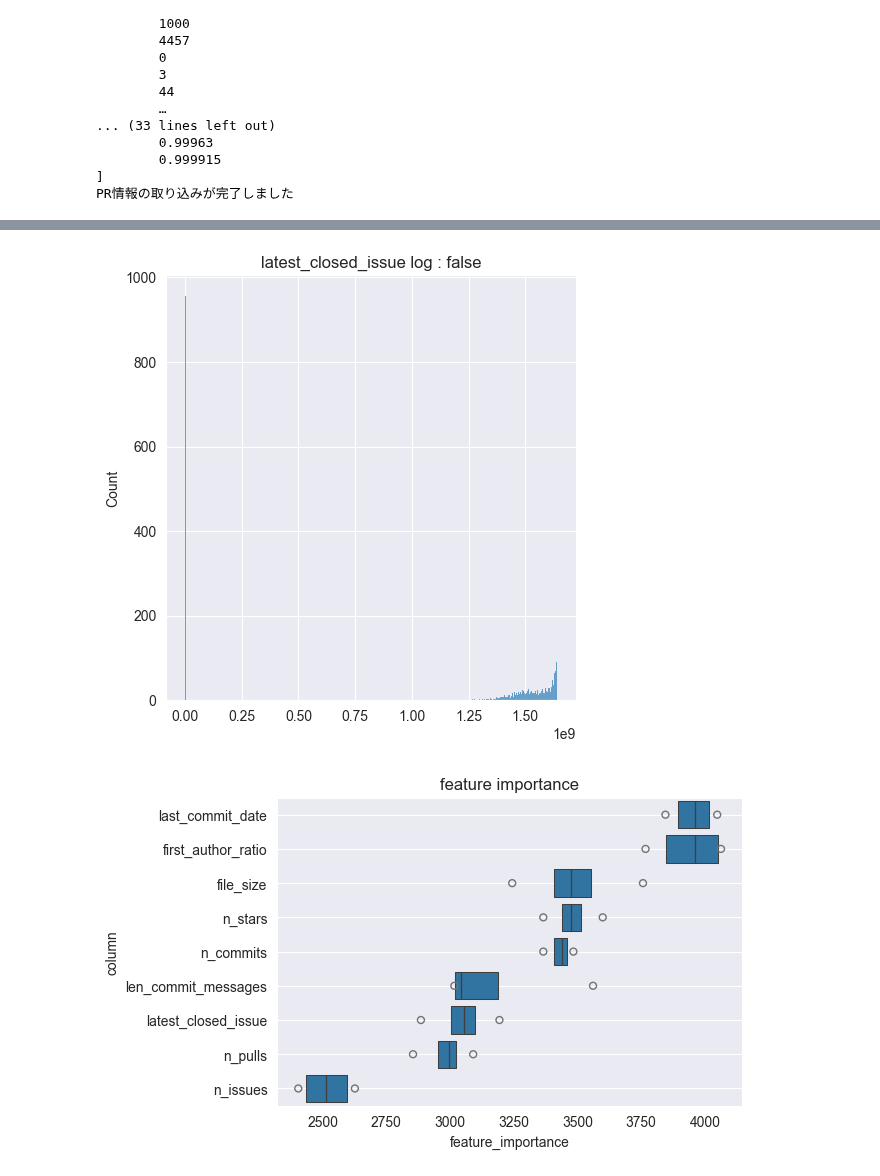
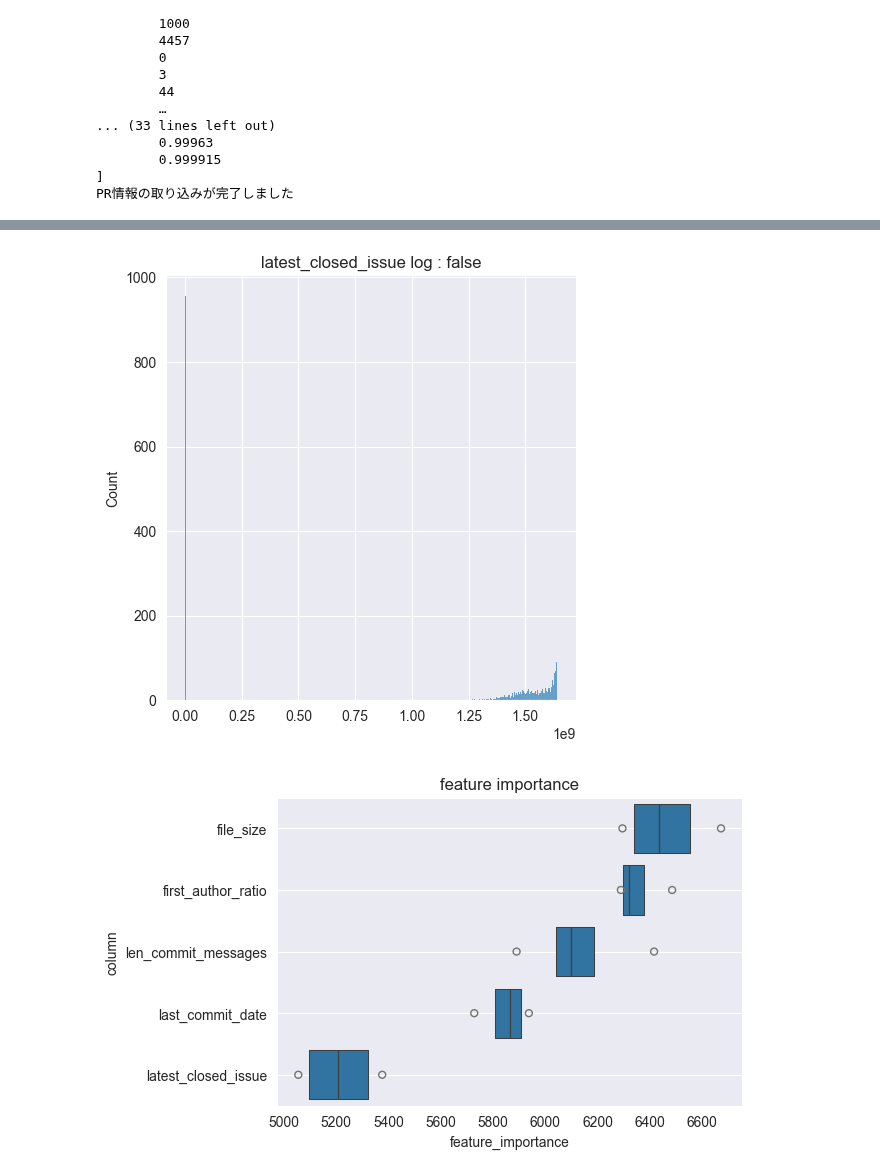
Before and after one commit to ZOI-dayo/traP-Nikkei-2025, a Jupyter notebook: main.ipynb, the cells around one changed output, grey strips where cells are left out. Saved outputs shown, nothing was run; the diff lists cells and outputs as text; code cells hidden in the pictures.

Commit message:
Revert "star, commit, pull, issueの個数も入れた"
This reverts commit 75e29c458bf16ded3030c09c86d4f4f3012c386e.

```diff
--- a/main.ipynb
+++ b/main.ipynb
@@ -434,8 +434,7 @@ show_dist(train_merged, "latest_closed_issue", False)
 kf = KFold(n_splits=4, shuffle=True, random_state=34)
 
 # 学習対象の行
-use_cols = ["last_commit_date", "first_author_ratio", "file_size", "latest_closed_issue", "len_commit_messages",
-            "n_stars", "n_commits", "n_pulls", "n_issues"]
+use_cols = ["last_commit_date", "first_author_ratio", "file_size", "latest_closed_issue", "len_commit_messages"]
 target_col = "active"
 
 for train_index, valid_index in kf.split(train_merged):
@@ -643,4 +642,4 @@ score:  0.9345794779362792
 [figure]
 [figure]
 [figure]
-[figure, old version]
+[figure, new version]
```
Also changed, not shown: parts of 1 cell of this notebook, 1 other file.
